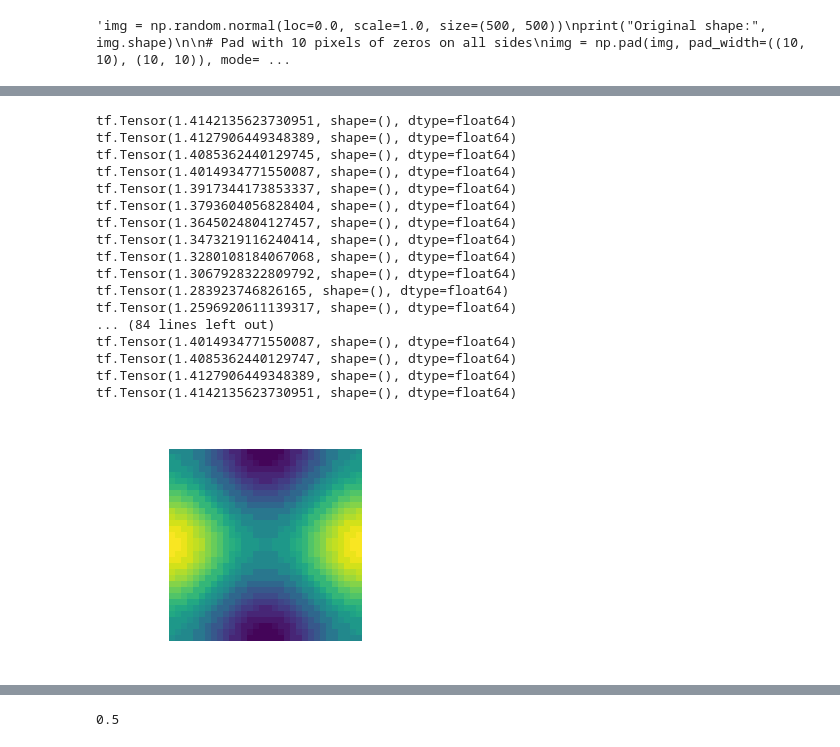
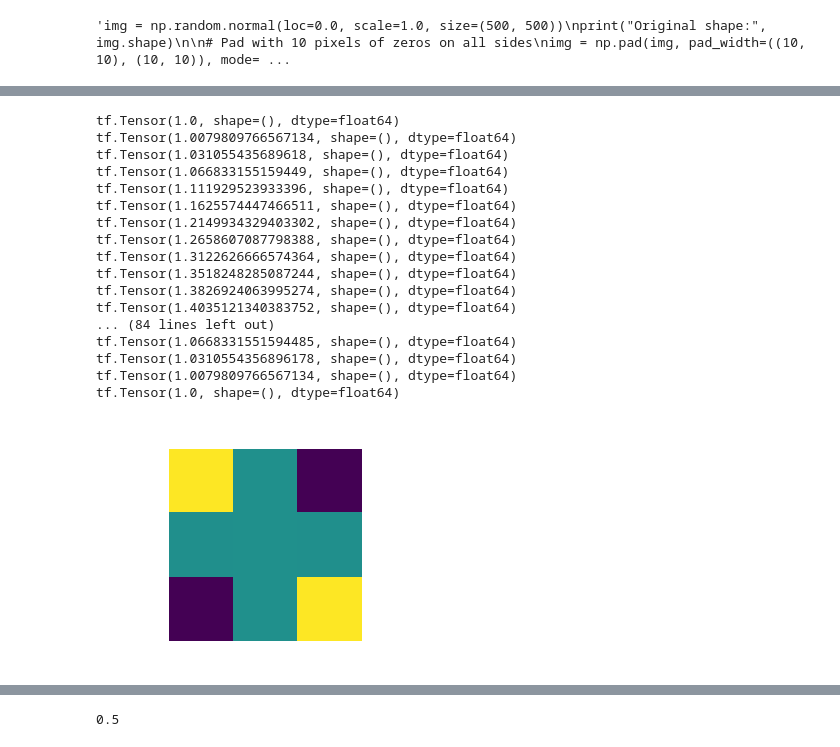
Before and after one commit to liamaltarac/miv_cvpr, a Jupyter notebook: orrientation_conv/pixel_malus_saddle.ipynb, the cells around one changed output, grey strips where cells are left out. Cells and saved outputs as stored; diff of their text form; code cells hidden in the pictures.

```diff
--- a/orrientation_conv/pixel_malus_saddle.ipynb
+++ b/orrientation_conv/pixel_malus_saddle.ipynb
@@ -110,6 +138,6 @@ plt.show()'''
 # %%
 
-k = 32
+k = 3
 w = np.zeros((k,k,1,1))
 
 
@@ -132,51 +160,51 @@ w2 = fft.idctn(t2, norm='ortho') -  fft.idctn(t3, norm='ortho')
 
 frames = []
 angles = np.linspace(-np.pi, np.pi, 100)
 
 angle0 = np.pi/8
 
 
 for angle in angles :
 
     fig, ax = plt.subplots()
 
 
-    w[:,:,0,0] = (np.cos(angle))*w2 + ( np.sin(angle))*w1
+    w[:,:,0,0] = (np.cos(2*angle))*w1 + ( np.sin(2*angle))*w2
     print(tf.math.reduce_euclidean_norm(w))
     w[:,:,0,0] = w[:,:,0,0] / (tf.math.reduce_euclidean_norm(w))
 
 
     im = ax.imshow(w[:,:,0,0], cmap=cm.viridis, animated=True)
     ax.axis("off")
 
     fig.canvas.draw()
     frame = np.array(fig.canvas.renderer.buffer_rgba())
     frames.append(Image.fromarray(frame))
 
     plt.close(fig)  # close to avoid showing each frame in notebook
 
 frames[0].save("animation.gif", save_all=True, append_images=frames[1:], duration=100, loop=0)
 from IPython.display import Image as IPyImage
 IPyImage(filename="animation.gif")
 # %% [output]
-tf.Tensor(1.4142135623730951, shape=(), dtype=float64)
-tf.Tensor(1.4127906449348389, shape=(), dtype=float64)
-tf.Tensor(1.4085362440129745, shape=(), dtype=float64)
-tf.Tensor(1.4014934771550087, shape=(), dtype=float64)
-tf.Tensor(1.3917344173853337, shape=(), dtype=float64)
-tf.Tensor(1.3793604056828404, shape=(), dtype=float64)
-tf.Tensor(1.3645024804127457, shape=(), dtype=float64)
-tf.Tensor(1.3473219116240414, shape=(), dtype=float64)
-tf.Tensor(1.3280108184067068, shape=(), dtype=float64)
-tf.Tensor(1.3067928322809792, shape=(), dtype=float64)
-tf.Tensor(1.283923746826165, shape=(), dtype=float64)
-tf.Tensor(1.2596920611139317, shape=(), dtype=float64)
+tf.Tensor(1.0, shape=(), dtype=float64)
+tf.Tensor(1.0079809766567134, shape=(), dtype=float64)
+tf.Tensor(1.031055435689618, shape=(), dtype=float64)
+tf.Tensor(1.066833155159449, shape=(), dtype=float64)
+tf.Tensor(1.111929523933396, shape=(), dtype=float64)
+tf.Tensor(1.1625574447466511, shape=(), dtype=float64)
+tf.Tensor(1.2149934329403302, shape=(), dtype=float64)
+tf.Tensor(1.2658607087798388, shape=(), dtype=float64)
+tf.Tensor(1.3122626666574364, shape=(), dtype=float64)
+tf.Tensor(1.3518248285087244, shape=(), dtype=float64)
+tf.Tensor(1.3826924063995274, shape=(), dtype=float64)
+tf.Tensor(1.4035121340383752, shape=(), dtype=float64)
 ... (84 lines left out)
-tf.Tensor(1.4014934771550087, shape=(), dtype=float64)
-tf.Tensor(1.4085362440129747, shape=(), dtype=float64)
-tf.Tensor(1.4127906449348389, shape=(), dtype=float64)
-tf.Tensor(1.4142135623730951, shape=(), dtype=float64)
+tf.Tensor(1.0668331551594485, shape=(), dtype=float64)
+tf.Tensor(1.0310554356896178, shape=(), dtype=float64)
+tf.Tensor(1.0079809766567134, shape=(), dtype=float64)
+tf.Tensor(1.0, shape=(), dtype=float64)
-[figure, old version]
+[figure, new version]
 # %%
 w = np.zeros((3,3,1,1))
 
```
Also changed, not shown: parts of 20 cells of this notebook, 32 other files.
